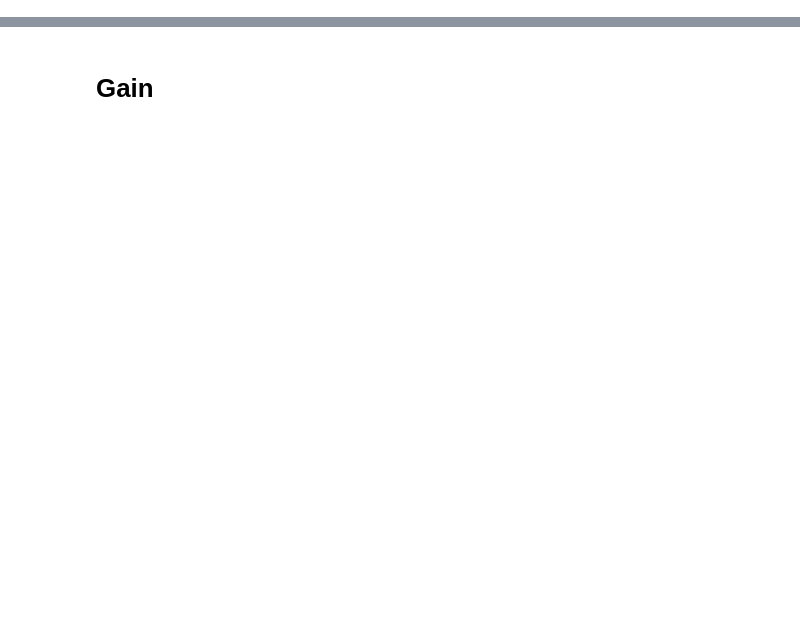
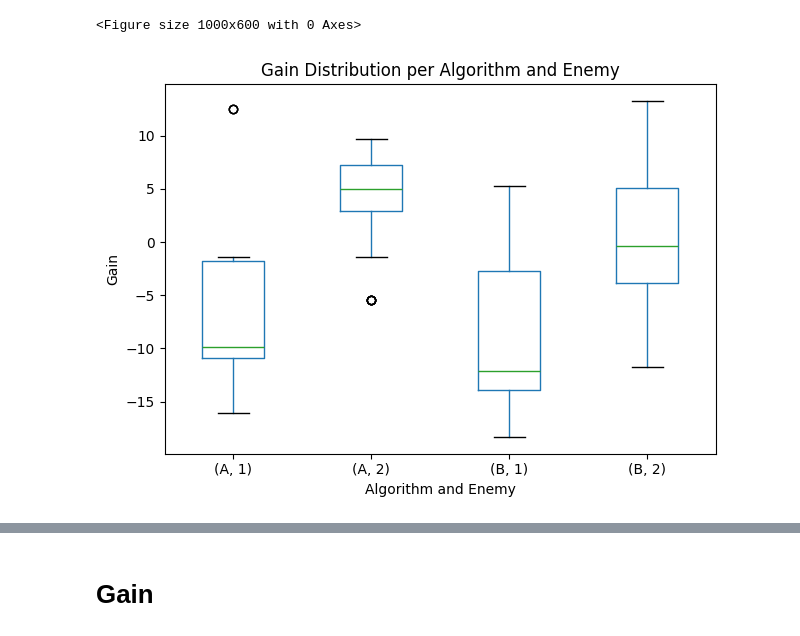
Before and after one commit to koenweverink/EvoMan36, a Jupyter notebook: Task2/plotting.ipynb, the cells around one changed output, grey strips where cells are left out. Saved outputs shown, nothing was run; the diff lists cells and outputs as text; code cells hidden in the pictures; blank space fills up the shorter version.

Commit message:
Fitness

```diff
--- a/Task2/plotting.ipynb
+++ b/Task2/plotting.ipynb
@@ -55,0 +109,4 @@ plt.show()
+# %%
+def parse_solution_string(solution_string):
+    cleaned_string = solution_string.replace('[', '').replace(']', '').replace(',', ' ')
+    return list(map(float, cleaned_string.split()))
@@ -55,0 +142,2 @@ plt.show()
+# %%
+results_all['Best Solution'] = results_all['Best Solution'].apply(parse_solution_string)
@@ -55,0 +161,3 @@ plt.show()
+# %%
+results_best = results_all.loc[results_all.groupby(['Algorithm', 'Enemy Group', 'Run'])['Max Fitness'].idxmax()]
+results_best
@@ -55,0 +178,21 @@ plt.show()
+# %%
+results = []
+enemy_group_all = [1, 2, 3, 4, 5, 6, 7, 8]
+
+for (algorithm, enemy_group_index), group in results_best.groupby(['Algorithm', 'Enemy Group']):
+    i = 0
+    for solution in group['Best Solution']:
+        experiment_name_gain = f'gains_{algorithm}_enemy_{enemy_group_index}'
+        print(algorithm, enemy_group_index)
+        print(solution)
+        average_gain = calculate_gain(solution, enemy_group_all, experiment_name_gain, n_hidden_neurons=10, num_tests=5)
+
+
+        results.append({
+            'Algorithm': algorithm,
+            'Enemy Group': enemy_group_index,
+            'Gain': average_gain
+        })
+
+
+results_df = pd.DataFrame(results)
@@ -55,0 +217,18 @@ plt.show()
+# %%
+# Create a boxplot for the gains
+plt.figure(figsize=(10, 6))
+results_df.boxplot(column='Gain', by=['Algorithm', 'Enemy Group'], grid=False)
+
+# Set plot labels and title
+plt.title('Gain Distribution per Algorithm and Enemy')
+plt.suptitle('')
+plt.xlabel('Algorithm and Enemy')
+plt.ylabel('Gain')
+
+# Display the plot
+# plt.xticks(rotation=45)
+plt.tight_layout()
+plt.show()
+# %% [output]
+<Figure size 1000x600 with 0 Axes>
+[figure, added]
```
Also changed, not shown: parts of 19 cells of this notebook, 19 other files.
